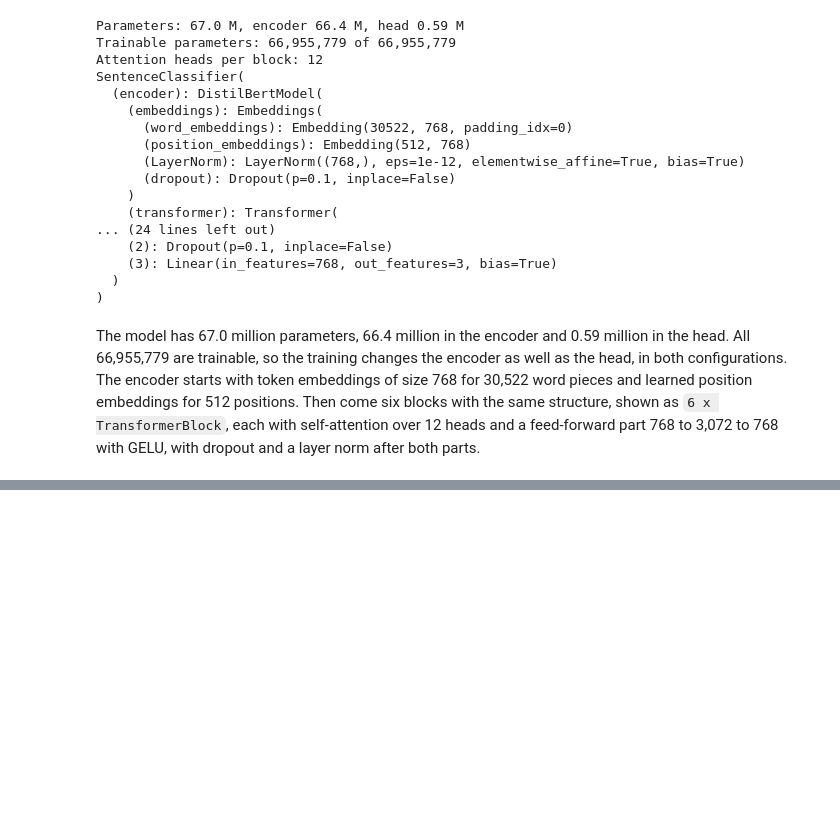
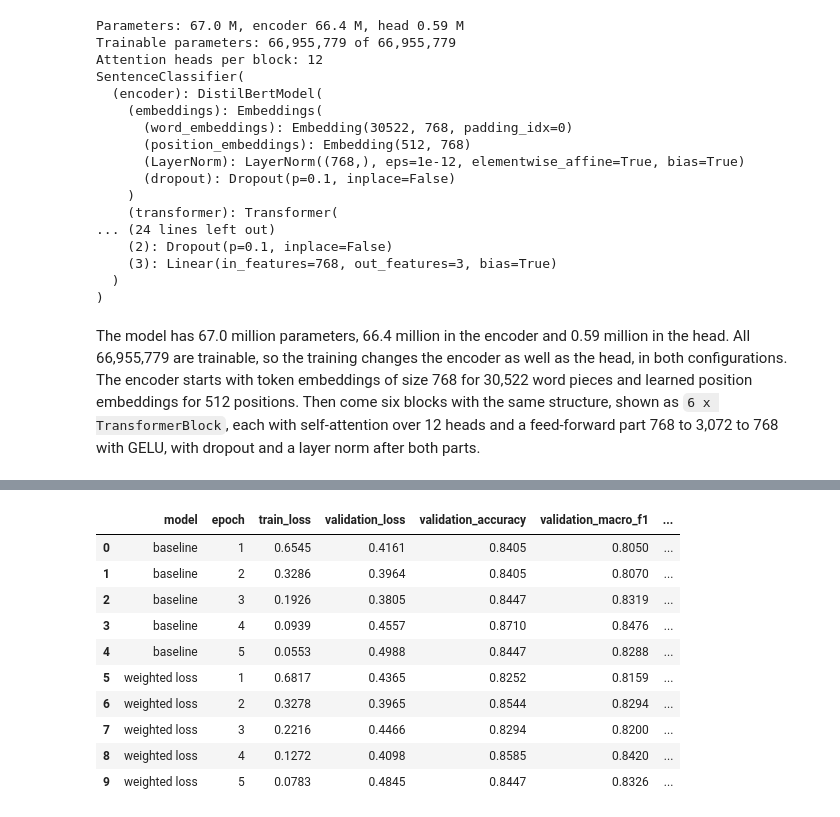
Before and after one commit to mauroreverberi/deep_learning_systems, a Jupyter notebook: deep_learning.ipynb, the cells around one changed output, grey strips where cells are left out. Drawn from its saved outputs; the diff is of its cells as text; code cells hidden in the pictures; blank space fills up the shorter version.

```diff
--- a/deep_learning.ipynb
+++ b/deep_learning.ipynb
@@ -416,0 +469,27 @@ The model has 67.0 million parameters, 66.4 million in the encoder and 0.59 mill
+# %%
+def train_model(name, seed, weighted):
+    """Train one model with the given seed and keep the epoch with the best validation macro-F1."""
+    set_seed(seed)
+    model = SentenceClassifier().to(device)
+    train_loader.generator.manual_seed(seed)
+    weight = torch.tensor(class_weights.to_numpy(), dtype=torch.float32, device=device)
+    train_loss_function = nn.CrossEntropyLoss(weight=weight) if weighted else plain_loss
+    optimizer = torch.optim.AdamW(model.parameters(), lr=LEARNING_RATE, weight_decay=WEIGHT_DECAY)
+    history, best_f1, best_weights = [], -1.0, None
+    for epoch in range(1, EPOCHS + 1):
+        start = time.time()
+        train_loss, _, _ = run_epoch(model, train_loader, train_loss_function, optimizer)
+        validation_loss, probabilities, labels = run_epoch(model, validation_loader, plain_loss)
+        predicted = probabilities.argmax(axis=1)
+        macro_f1 = f1_score(labels, predicted, average="macro")
+        negative_recall = recall_score(labels, predicted, labels=[0], average="macro")
+        history.append({"model": name, "seed": seed, "epoch": epoch,
+                        "train_loss": train_loss, "validation_loss": validation_loss,
+                        "validation_accuracy": accuracy_score(labels, predicted),
+                        "validation_macro_f1": macro_f1,
+                        "validation_negative_recall": negative_recall,
+                        "seconds": time.time() - start})
+        if macro_f1 > best_f1:
+            best_f1, best_weights = macro_f1, copy.deepcopy(model.state_dict())
+    model.load_state_dict(best_weights)
+    return model, pd.DataFrame(history)
@@ -416,0 +520,15 @@ The model has 67.0 million parameters, 66.4 million in the encoder and 0.59 mill
+# %%
+main = history[history["seed"] == MAIN_SEED].drop(columns="seed")
+main.round(4)
+# %% [output]
+|  | model | epoch | train_loss | validation_loss | validation_accuracy | validation_macro_f1 | ... |
+| 0 | baseline | 1 | 0.6545 | 0.4161 | 0.8405 | 0.8050 | ... |
+| 1 | baseline | 2 | 0.3286 | 0.3964 | 0.8405 | 0.8070 | ... |
+| 2 | baseline | 3 | 0.1926 | 0.3805 | 0.8447 | 0.8319 | ... |
+| 3 | baseline | 4 | 0.0939 | 0.4557 | 0.8710 | 0.8476 | ... |
+| 4 | baseline | 5 | 0.0553 | 0.4988 | 0.8447 | 0.8288 | ... |
+| 5 | weighted loss | 1 | 0.6817 | 0.4365 | 0.8252 | 0.8159 | ... |
+| 6 | weighted loss | 2 | 0.3278 | 0.3965 | 0.8544 | 0.8294 | ... |
+| 7 | weighted loss | 3 | 0.2216 | 0.4466 | 0.8294 | 0.8200 | ... |
+| 8 | weighted loss | 4 | 0.1272 | 0.4098 | 0.8585 | 0.8420 | ... |
+| 9 | weighted loss | 5 | 0.0783 | 0.4845 | 0.8447 | 0.8326 | ... |
```
Also changed, not shown: parts of 8 cells of this notebook.
